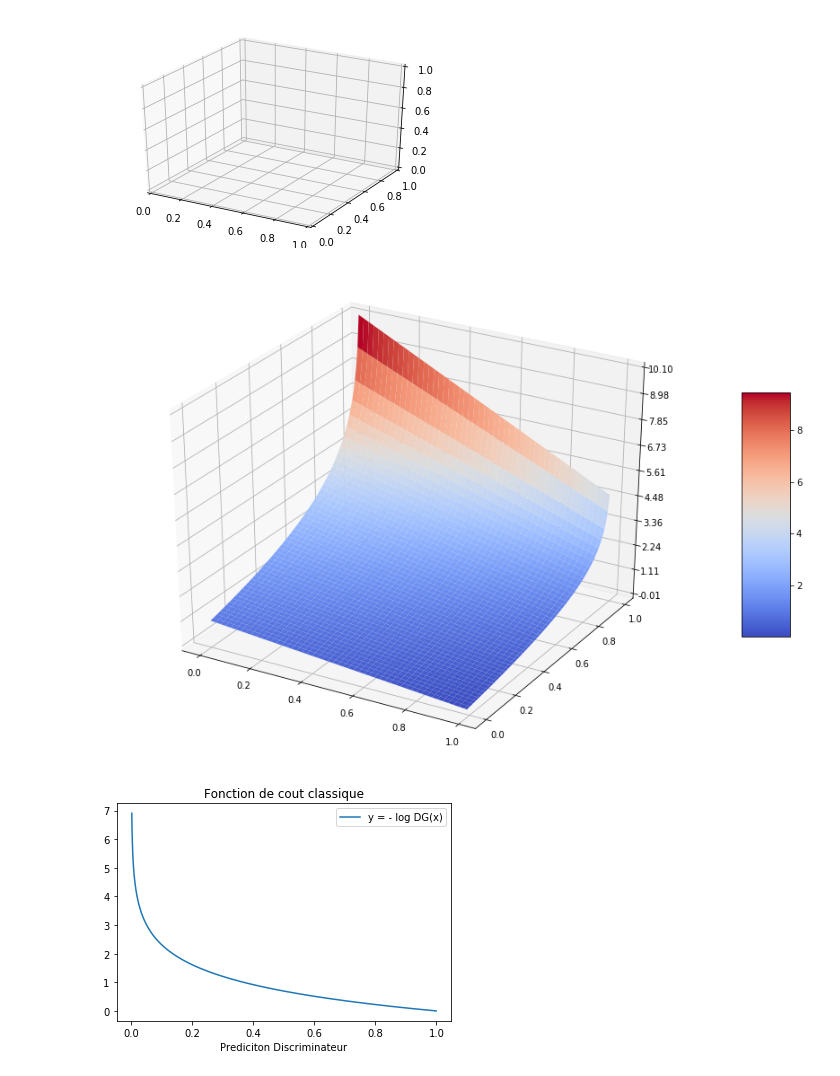
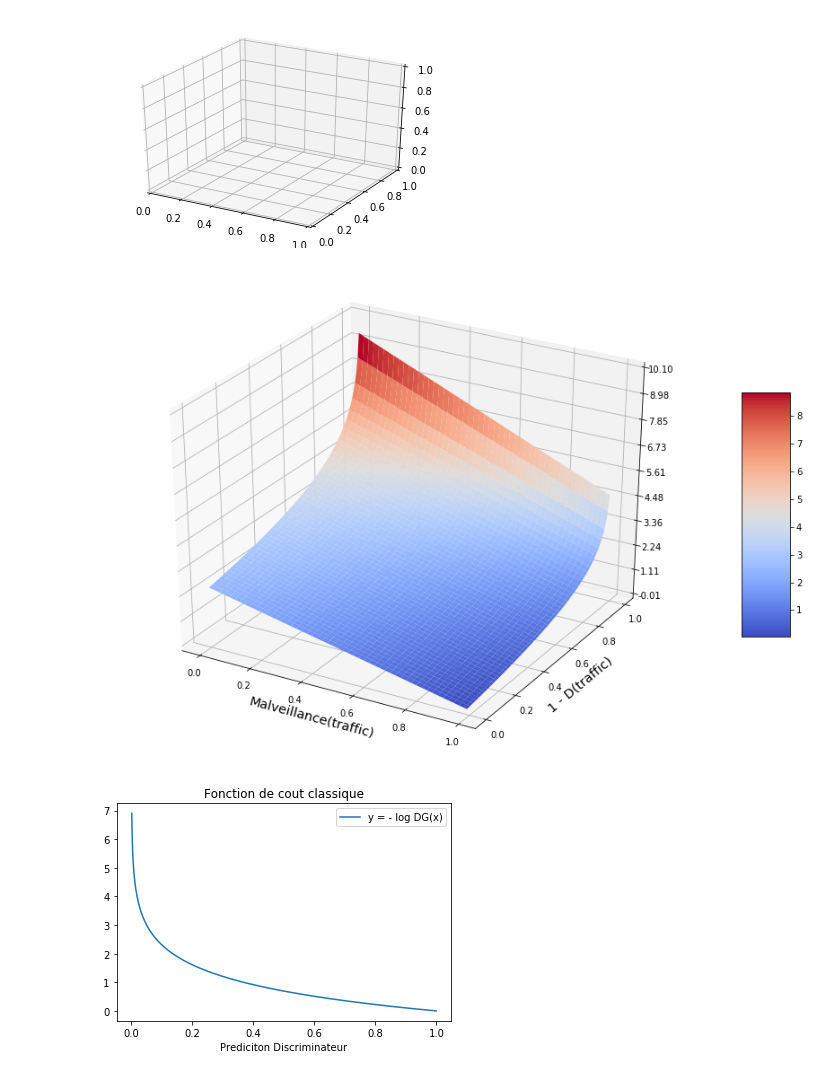
Before and after one commit to ppmdatix/gitELECOM, a Jupyter notebook: NovGan/3Dsurface.ipynb, the cells around one changed output. Drawn from its saved outputs; the diff is of its cells as text; code cells hidden in the pictures.

```diff
--- a/NovGan/3Dsurface.ipynb
+++ b/NovGan/3Dsurface.ipynb
@@ -13,36 +13,39 @@ ax = fig.gca(projection='3d')
 
 
 # Make data.
 alpha = 1
 X = np.arange(0, 1, 0.01)
 Y =  np.arange(0, 1, 0.01)
 X, Y = np.meshgrid(X, Y)
-alpha = 2
-offset = 1
+alpha = 1.5
+offset = 2.5
 L = - np.log(1-Y)
 Z =  X * L + (1 - X)*(alpha*L +offset)
 
 
 
 fig = plt.figure(figsize=(15,10))
 ax = fig.add_subplot(111, projection='3d')
 # Plot the surface.
 surf = ax.plot_surface(X, Y, Z, cmap=cm.coolwarm,
                        linewidth=0, antialiased=True, shade=False)
 
 # Customize the z axis.
 ax.set_zlim(-0.01, 10.1)
 ax.zaxis.set_major_locator(LinearLocator(10))
 ax.zaxis.set_major_formatter(FormatStrFormatter('%.02f'))
 
 # Add a color bar which maps values to colors.
 fig.colorbar(surf, shrink=0.5, aspect=5)
+plt.xlabel("Malveillance(traffic)", fontsize="x-large")
+plt.ylabel("1 - D(traffic)", fontsize="x-large")
 plt.savefig("images/3Dsurf.png")
+
 plt.show()
 plt.close()
 # %% [output]
 [figure]
-[figure, old version]
+[figure, new version]
 # %%
 x = np.arange(0, 1, 0.001)
 plt.plot(x, -np.log(x), label="y = - log DG(x)")
```
Also changed, not shown: 2 other files.
